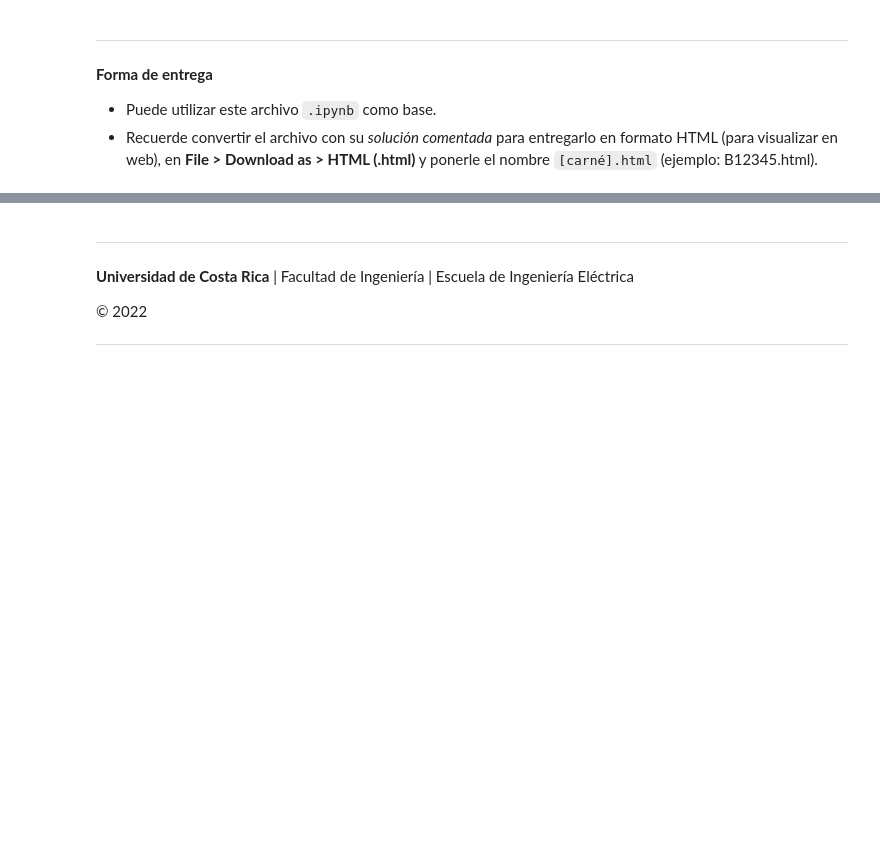
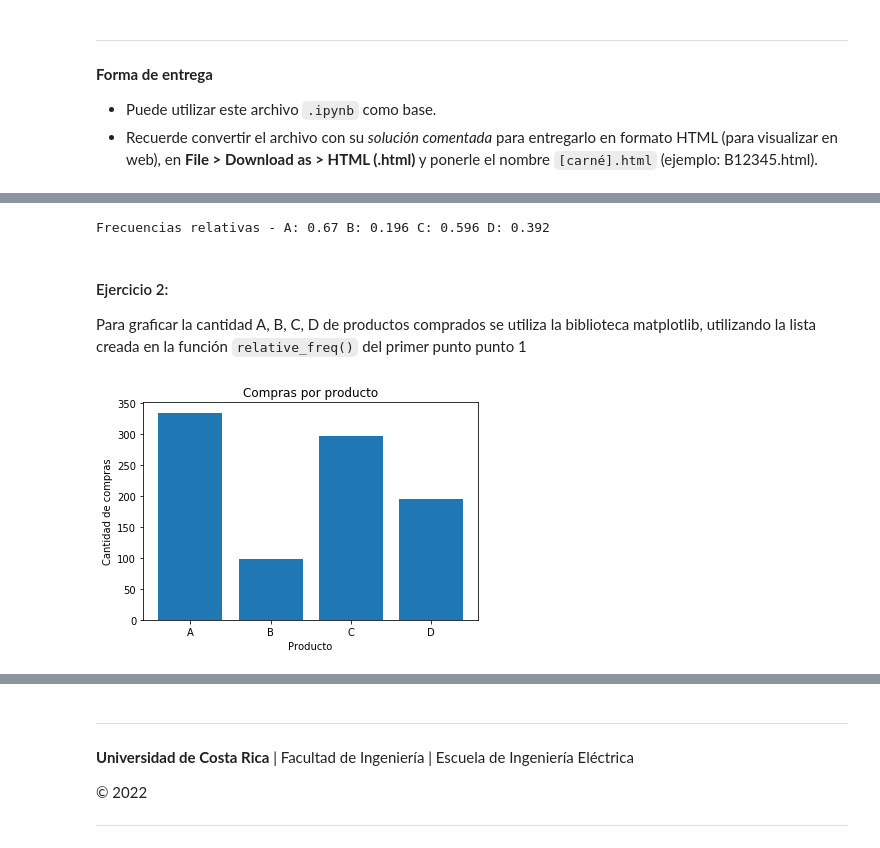
Before and after one commit to Dualock/Modelos, a Jupyter notebook: Labs/Lab1/Lab1.ipynb, the cells around one changed output, grey strips where cells are left out. Cells and saved outputs as stored; diff of their text form; code cells hidden in the pictures; blank space fills up the shorter version.

```diff
--- a/Labs/Lab1/Lab1.ipynb
+++ b/Labs/Lab1/Lab1.ipynb
@@ -85,0 +95,79 @@ P1 = B, P2 = A
+# %%
+import csv
+import numpy as np
+import math
+import pandas as pd
+import matplotlib.pyplot as plt
+
+
+def relative_freq() -> list:
+    """
+    Asignacion: 1
+    Calcula las frecuencias relativas en el archivo.csv
+    return: Una lista con las cantidad de compras por producto
+    """
+    # Se leen los datos del archivo.csv con la funcion de pandas read_csv
+    # Se guardan los datos en la variable data
+    data = pd.read_csv(r'compras.csv')
+    # Se crea un objeto tipo DataFrame de pandas para cada columna
+    data_frame_a = pd.DataFrame(data, columns=['A'])
+    data_frame_b = pd.DataFrame(data, columns=['B'])
+    data_frame_c = pd.DataFrame(data, columns=['C'])
+    data_frame_d = pd.DataFrame(data, columns=['D'])
+    '''Se calcula la frecuencia de aparición de cada elemento
+    utilizando la función value_counts'''
+    # Se usa sort = false para no ordenarlos por cantidad de apariciones
+    # Se utiliza normalize para calcular la frecuencia relativa directamente
+    a_relative_f = data_frame_a['A'].value_counts(normalize=True, sort=False)
+    b_relative_f = data_frame_b['B'].value_counts(normalize=True, sort=False)
+    c_relative_f = data_frame_c['C'].value_counts(normalize=True, sort=False)
+    d_relative_f = data_frame_d['D'].value_counts(normalize=True, sort=False)
+    '''las variables count cuentan la cantidad de veces que se repite
+    un elemento en cada columna'''
+    a_count = data_frame_a['A'].value_counts(sort=False)
+    b_count = data_frame_b['B'].value_counts(sort=False)
+    c_count = data_frame_c['C'].value_counts(sort=False)
+    d_count = data_frame_d['D'].value_counts(sort=False)
+    purchase_amount = [a_count[1], b_count[1], c_count[1], d_count[1]]
+    # Las frecuencias relativas se reciben como un arreglo
+    # a_relative_f[0] contiene la frecuencia relativa de la no compra(0)
+    # a_relative_f[1] contiene la frecuencia relativa de la compra (1)
+    relative_frequencies = \
+        [a_relative_f[1], b_relative_f[1], c_relative_f[1], d_relative_f[1]]
+    print("Frecuencias relativas - A: {} B: {} C: {} D: {}"
+          .format(relative_frequencies[0], relative_frequencies[1],
+                  relative_frequencies[2], relative_frequencies[3]))
+    return purchase_amount
+
+
+# Se llaman las funciones
+purchase_amount = relative_freq()
+#bar_graph(purchase_amount)
+# %% [output]
+Frecuencias relativas - A: 0.67 B: 0.196 C: 0.596 D: 0.392
+# %% [markdown]
+#### Ejercicio 2:
+
+Para graficar la cantidad A, B, C, D de productos comprados se utiliza la biblioteca matplotlib, utilizando la lista creada en la función `relative_freq()` del primer punto punto 1
+# %%
+def bar_graph(purchase_amount: list) -> None:
+    """
+    Asignación: 2
+    Realiza un gráfico de barras a partir de una lista
+    de frecuencias relativas
+    param purchase_amout: lista con la cantidad de compras por producto
+    """
+    # Agrega la lista de frecuencias relativas y los índices a la figura
+    index = ['A', 'B', 'C', 'D']
+    plt.bar(index, purchase_amount)
+    plt.title("Compras por producto")
+    plt.xlabel("Producto")
+    plt.ylabel("Cantidad de compras")
+    # Se muestra la figura graficada
+    plt.show()
+
+
+# Se llaman las funciones
+bar_graph(purchase_amount)
+# %% [output]
+[figure, added]
```
Also changed, not shown: parts of 10 cells of this notebook, 3 other files.
